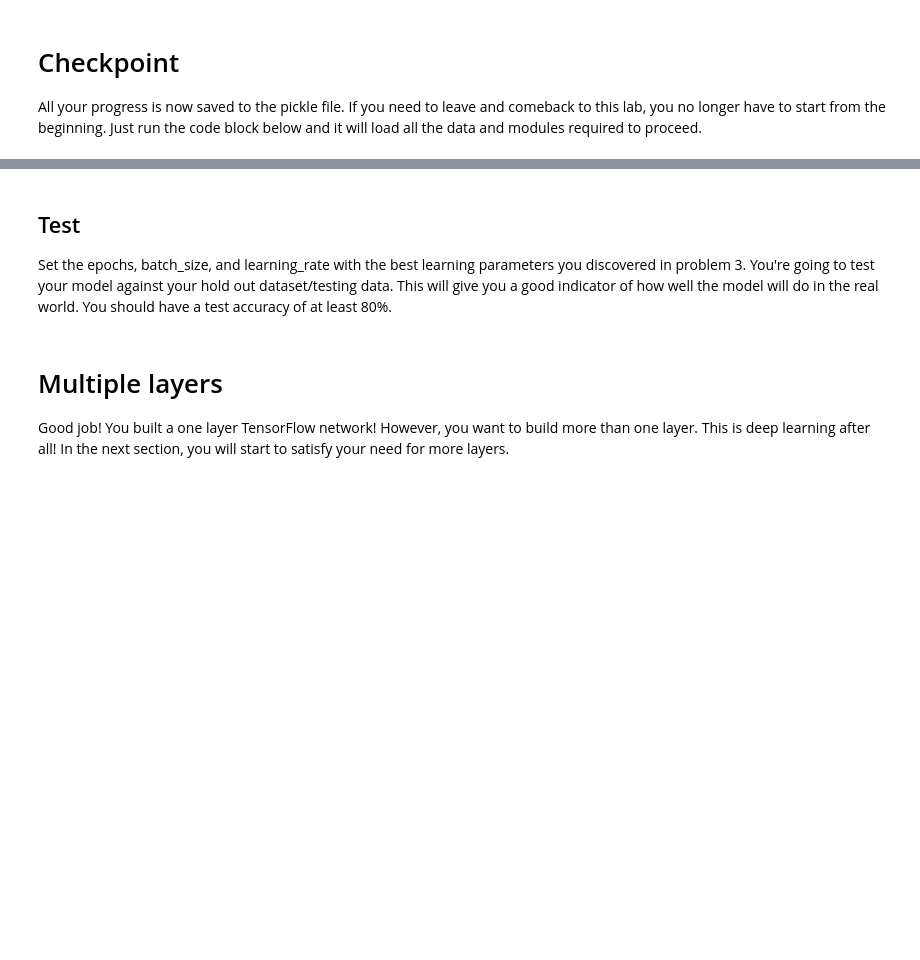
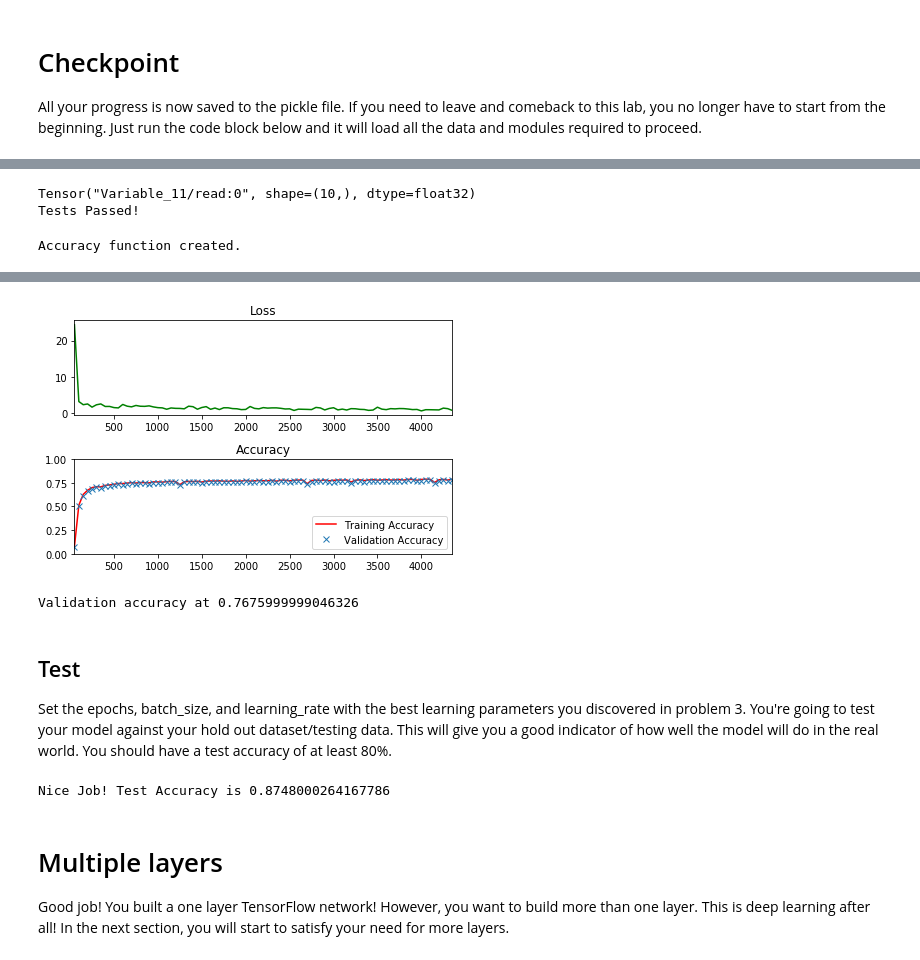
Before and after one commit to yulongl/TFLab, a Jupyter notebook: lab.ipynb, the cells around one changed output, grey strips where cells are left out. Saved outputs shown, nothing was run; the diff lists cells and outputs as text; code cells hidden in the pictures; blank space fills up the shorter version.

```diff
--- a/lab.ipynb
+++ b/lab.ipynb
@@ -255,12 +262,14 @@ features_count = 784
 labels_count = 10
 
 # TODO: Set the features and labels tensors
-# features =
-# labels =
+features = tf.placeholder(tf.float32)
+labels = tf.placeholder(tf.float32)
 
 # TODO: Set the weights and biases tensors
-# weights =
-# biases =
+
+weights = tf.Variable(tf.truncated_normal((features_count, labels_count)))
+biases = tf.Variable(tf.zeros(labels_count))
+
 
 
 
@@ -290,7 +299,7 @@ assert labels._dtype == tf.float32, 'labels must be type float32'
 train_feed_dict = {features: train_features, labels: train_labels}
 valid_feed_dict = {features: valid_features, labels: valid_labels}
 test_feed_dict = {features: test_features, labels: test_labels}
-
+print(biases)
 # Linear Function WX + b
 logits = tf.matmul(features, weights) + biases
 
@@ -320,6 +329,9 @@ with tf.Session() as session:
 assert not np.count_nonzero(biases_data), 'biases must be zeros'
 
 print('Tests Passed!')
+# %% [output]
+Tensor("Variable_11/read:0", shape=(10,), dtype=float32)
+Tests Passed!
 # %%
 # Determine if the predictions are correct
 is_correct_prediction = tf.equal(tf.argmax(prediction, 1), tf.argmax(labels, 1))
@@ -327,6 +339,8 @@ is_correct_prediction = tf.equal(tf.argmax(prediction, 1), tf.argmax(labels, 1))
 accuracy = tf.reduce_mean(tf.cast(is_correct_prediction, tf.float32))
 
 print('Accuracy function created.')
+# %% [output]
+Accuracy function created.
 # %% [markdown]
 <img src="image/learn_rate_tune.png" style="height: 60%;width: 60%">
 ## Problem 3
@@ -369,9 +383,9 @@ The code will print out a Loss and Accuracy graph, so you can see how well the n
 *If you're having trouble solving problem 3, you can view the solution [here](https://github.com/udacity/CarND-TensorFlow-Lab/blob/master/solutions.ipynb).*
 # %%
 # TODO: Find the best parameters for each configuration
-# epochs =
-# batch_size =
-# learning_rate =
+epochs = 3
+batch_size = 100
+learning_rate = 0.2
 
 
 
@@ -414,41 +428,44 @@ with tf.Session() as session:
             if not batch_i % log_batch_step:
                 # Calculate Training and Validation accuracy
                 training_accuracy = session.run(accuracy, feed_dict=train_feed_dict)
                 validation_accuracy = session.run(accuracy, feed_dict=valid_feed_dict)
 
                 # Log batches
                 previous_batch = batches[-1] if batches else 0
                 batches.append(log_batch_step + previous_batch)
                 loss_batch.append(l)
                 train_acc_batch.append(training_accuracy)
                 valid_acc_batch.append(validation_accuracy)
 
         # Check accuracy against Validation data
         validation_accuracy = session.run(accuracy, feed_dict=valid_feed_dict)
 
 loss_plot = plt.subplot(211)
 loss_plot.set_title('Loss')
 loss_plot.plot(batches, loss_batch, 'g')
 loss_plot.set_xlim([batches[0], batches[-1]])
 acc_plot = plt.subplot(212)
 acc_plot.set_title('Accuracy')
 acc_plot.plot(batches, train_acc_batch, 'r', label='Training Accuracy')
 acc_plot.plot(batches, valid_acc_batch, 'x', label='Validation Accuracy')
 acc_plot.set_ylim([0, 1.0])
 acc_plot.set_xlim([batches[0], batches[-1]])
 acc_plot.legend(loc=4)
 plt.tight_layout()
 plt.show()
 
 print('Validation accuracy at {}'.format(validation_accuracy))
+# %% [output]
+[figure, added]
+Validation accuracy at 0.7675999999046326
 # %% [markdown]
 ## Test
 Set the epochs, batch_size, and learning_rate with the best learning parameters you discovered in problem 3.  You're going to test your model against your hold out dataset/testing data.  This will give you a good indicator of how well the model will do in the real world.  You should have a test accuracy of at least 80%.
 # %%
 # TODO: Set the epochs, batch_size, and learning_rate with the best parameters from problem 3
-# epochs =
-# batch_size =
-# learning_rate =
+epochs = 10
+batch_size = 50
+learning_rate = 0.001
 
 
 
@@ -482,6 +499,8 @@ with tf.Session() as session:
 
 assert test_accuracy >= 0.80, 'Test accuracy at {}, should be equal to or greater than 0.80'.format(test_accuracy)
 print('Nice Job! Test Accuracy is {}'.format(test_accuracy))
+# %% [output]
+Nice Job! Test Accuracy is 0.8748000264167786
 # %% [markdown]
 # Multiple layers
 Good job!  You built a one layer TensorFlow network!  However, you want to build more than one layer.  This is deep learning after all!  In the next section, you will start to satisfy your need for more layers.
```
Also changed, not shown: parts of 3 cells of this notebook.
